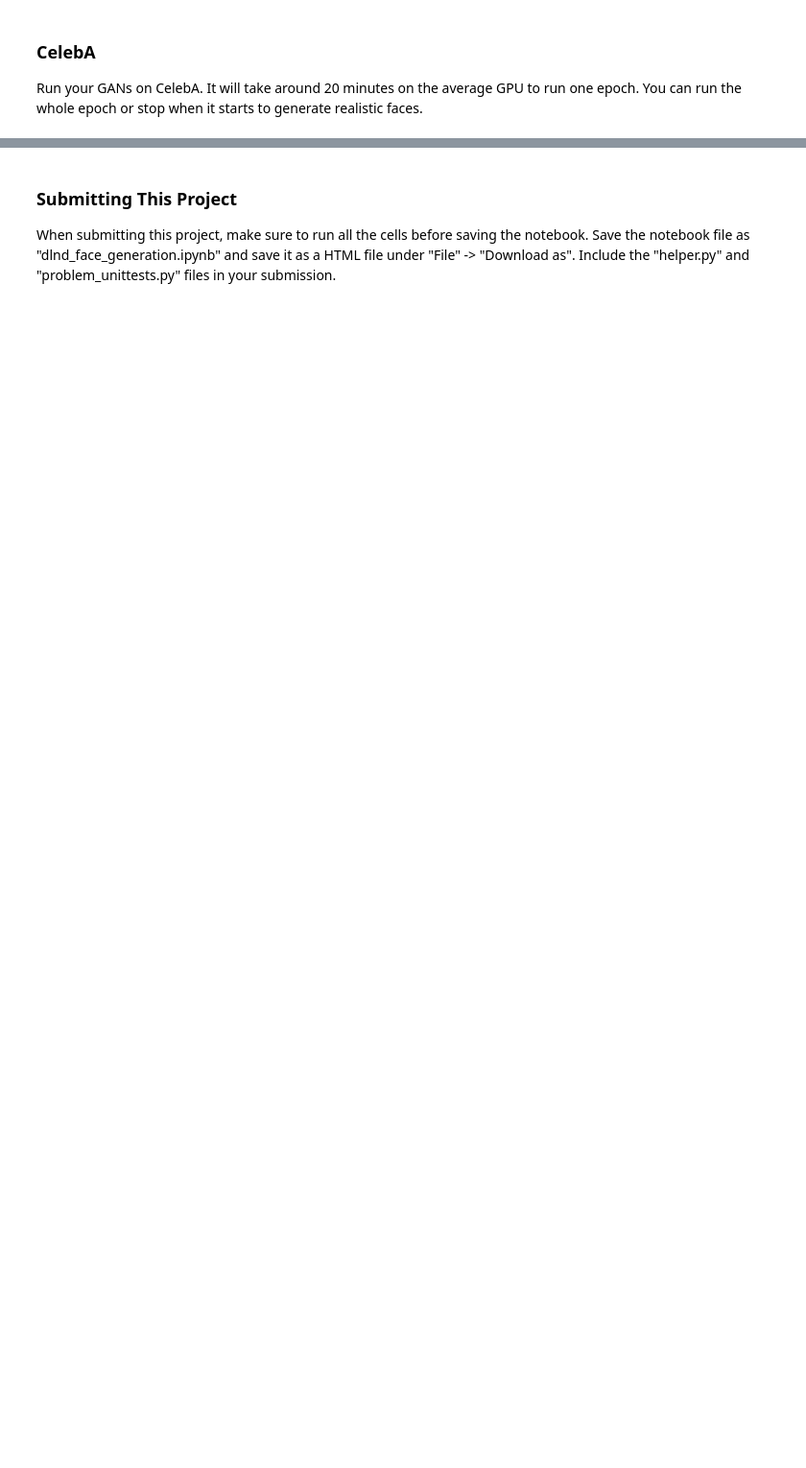
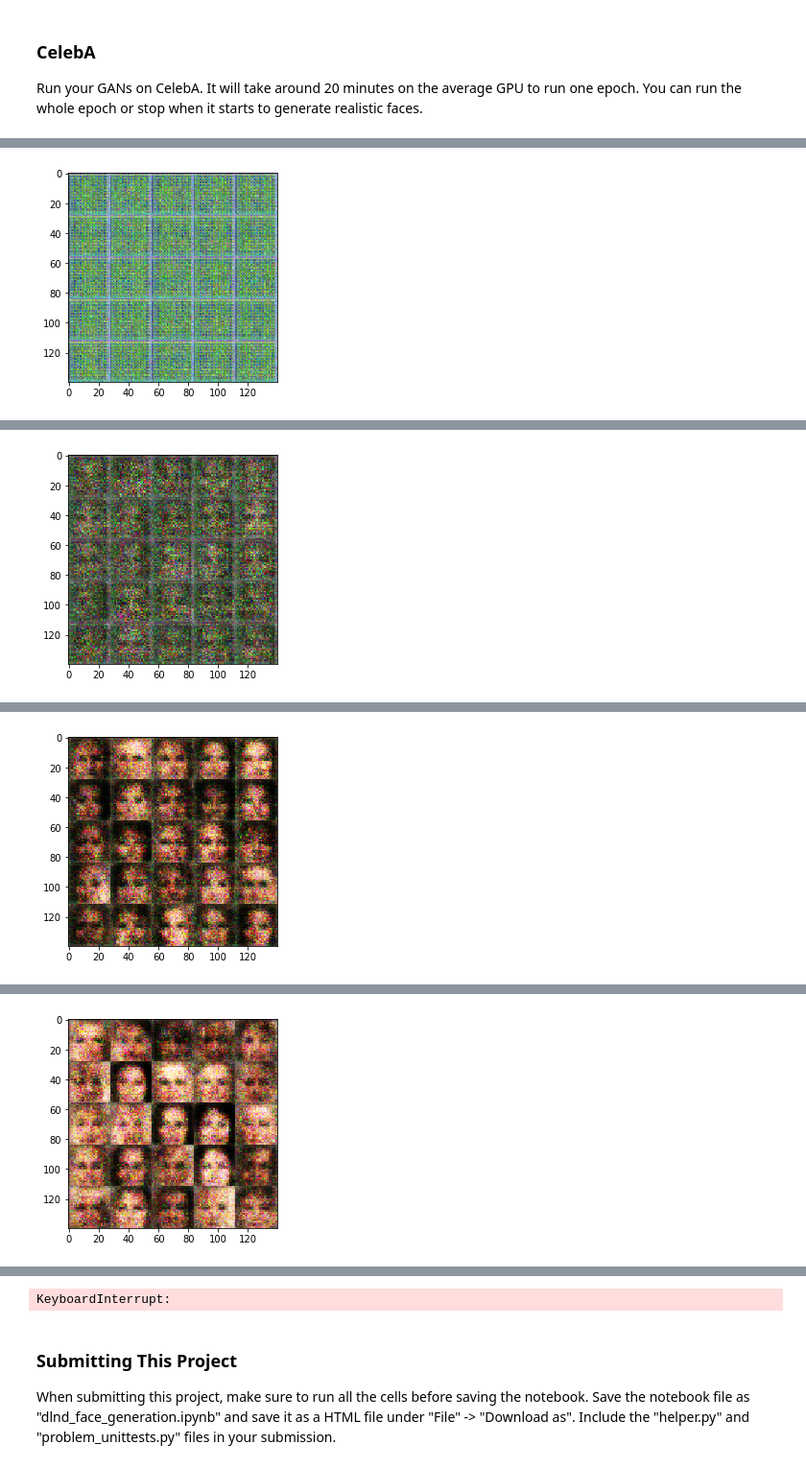
Before and after one commit to gkscloud/dlnd_face_generation, a Jupyter notebook: dlnd_face_generation.ipynb, the cells around one changed output, grey strips where cells are left out. Shown at 96% size. Drawn from its saved outputs; the diff is of its cells as text; code cells hidden in the pictures; blank space fills up the shorter version.

```diff
--- a/dlnd_face_generation.ipynb
+++ b/dlnd_face_generation.ipynb
@@ -425,10 +485,10 @@ IndexError: list index out of range
 ### CelebA
 Run your GANs on CelebA.  It will take around 20 minutes on the average GPU to run one epoch.  You can run the whole epoch or stop when it starts to generate realistic faces.
 # %%
-batch_size = None
-z_dim = None
-learning_rate = None
-beta1 = None
+batch_size = 256
+z_dim = 60
+learning_rate = 0.00002
+beta1 = 0.5
 
 
 """
@@ -440,3 +500,4 @@ celeba_dataset = helper.Dataset('celeba', glob(os.path.join(data_dir, 'img_align
 with tf.Graph().as_default():
     train(epochs, batch_size, z_dim, learning_rate, beta1, celeba_dataset.get_batches,
           celeba_dataset.shape, celeba_dataset.image_mode)
+# %% [output]
@@ -442,0 +514 @@ with tf.Graph().as_default():
+[figure, added]
@@ -442,0 +525 @@ with tf.Graph().as_default():
+[figure, added]
@@ -442,0 +536 @@ with tf.Graph().as_default():
+[figure, added]
@@ -442,0 +547 @@ with tf.Graph().as_default():
+[figure, added]
@@ -443,3 +562,4 @@ with tf.Graph().as_default():
+KeyboardInterrupt:
 # %% [markdown]
 ### Submitting This Project
 When submitting this project, make sure to run all the cells before saving the notebook. Save the notebook file as "dlnd_face_generation.ipynb" and save it as a HTML file under "File" -> "Download as". Include the "helper.py" and "problem_unittests.py" files in your submission.
```
Also changed, not shown: parts of 8 cells of this notebook, 2 other files.
